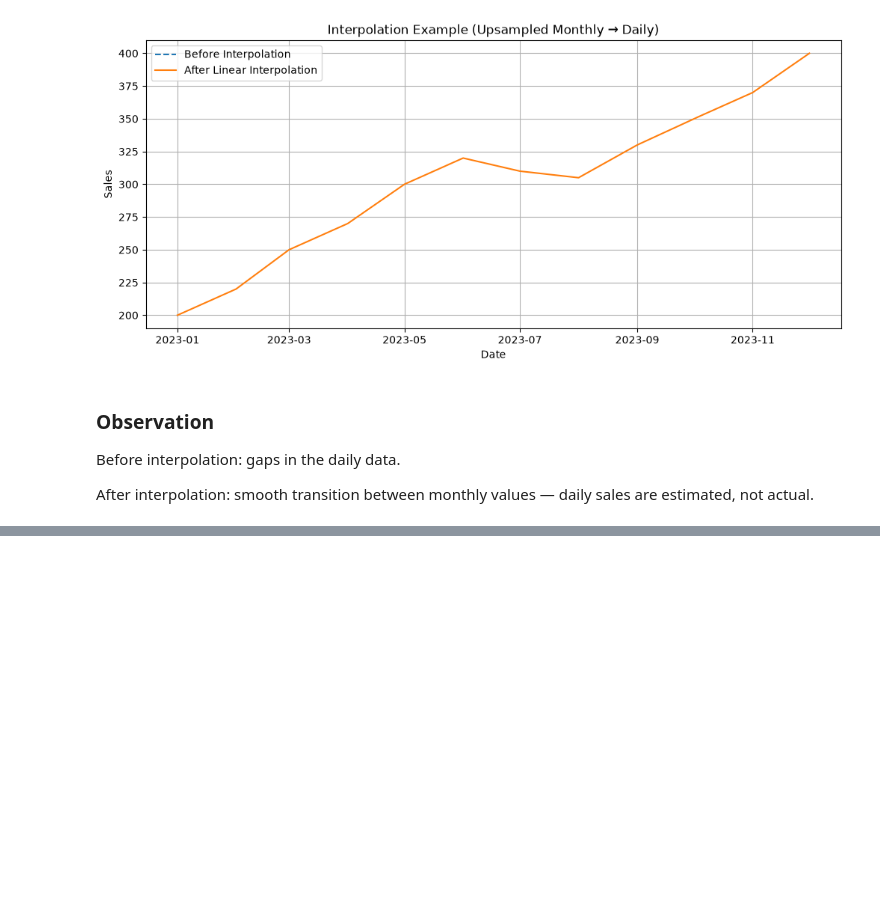
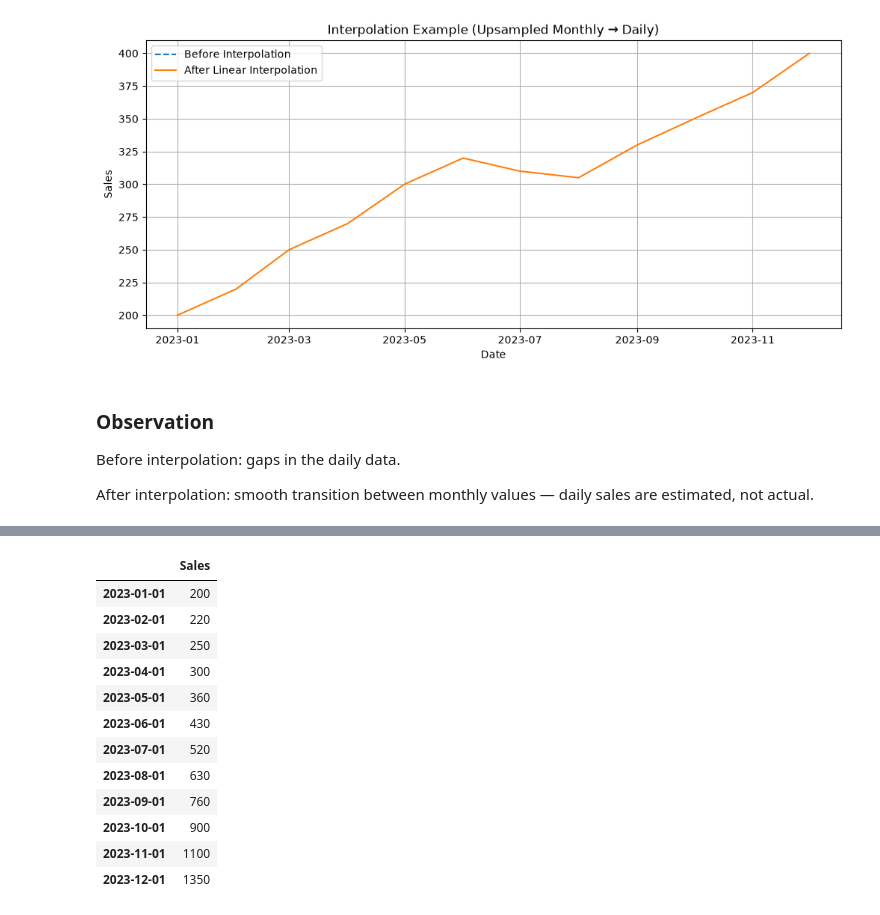
Before and after one commit to neeraj654123/Data-Science, a Jupyter notebook: Time Series Forecasting/03_Data_preparation.ipynb, the cells around one changed output, grey strips where cells are left out. Cells and saved outputs as stored; diff of their text form; code cells hidden in the pictures; blank space fills up the shorter version.

```diff
--- a/Time Series Forecasting/03_Data_preparation.ipynb
+++ b/Time Series Forecasting/03_Data_preparation.ipynb
@@ -154,0 +167,20 @@ After interpolation: smooth transition between monthly values — daily sales ar
+# %%
+# Simulate exponential-like growth
+sales_exp = [200, 220, 250, 300, 360, 430, 520, 630, 760, 900, 1100, 1350]
+
+df_exp = pd.DataFrame({"Sales": sales_exp}, index=dates)
+df_exp
+# %% [output]
+|  | Sales |
+| 2023-01-01 | 200 |
+| 2023-02-01 | 220 |
+| 2023-03-01 | 250 |
+| 2023-04-01 | 300 |
+| 2023-05-01 | 360 |
+| 2023-06-01 | 430 |
+| 2023-07-01 | 520 |
+| 2023-08-01 | 630 |
+| 2023-09-01 | 760 |
+| 2023-10-01 | 900 |
+| 2023-11-01 | 1100 |
+| 2023-12-01 | 1350 |
```
Also changed, not shown: parts of 8 cells of this notebook.
